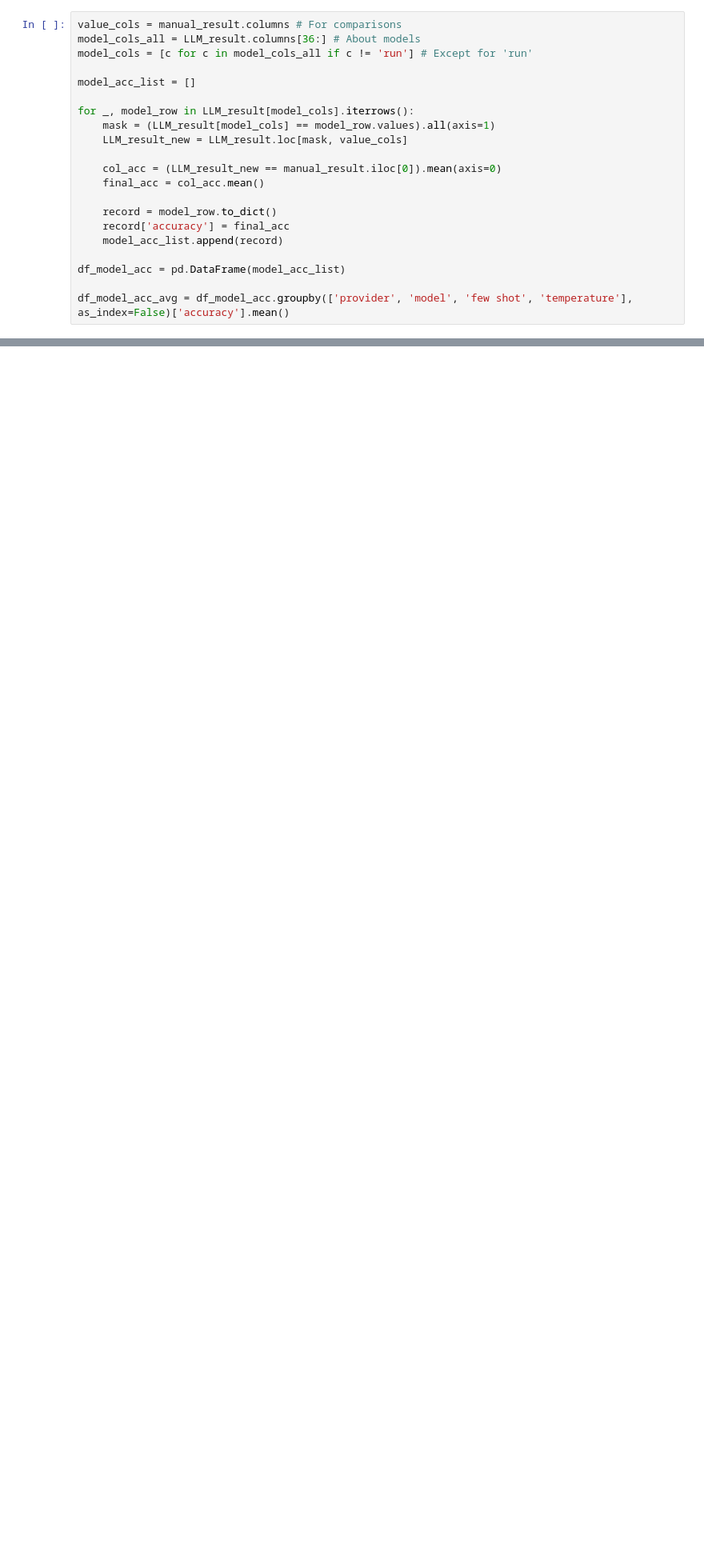
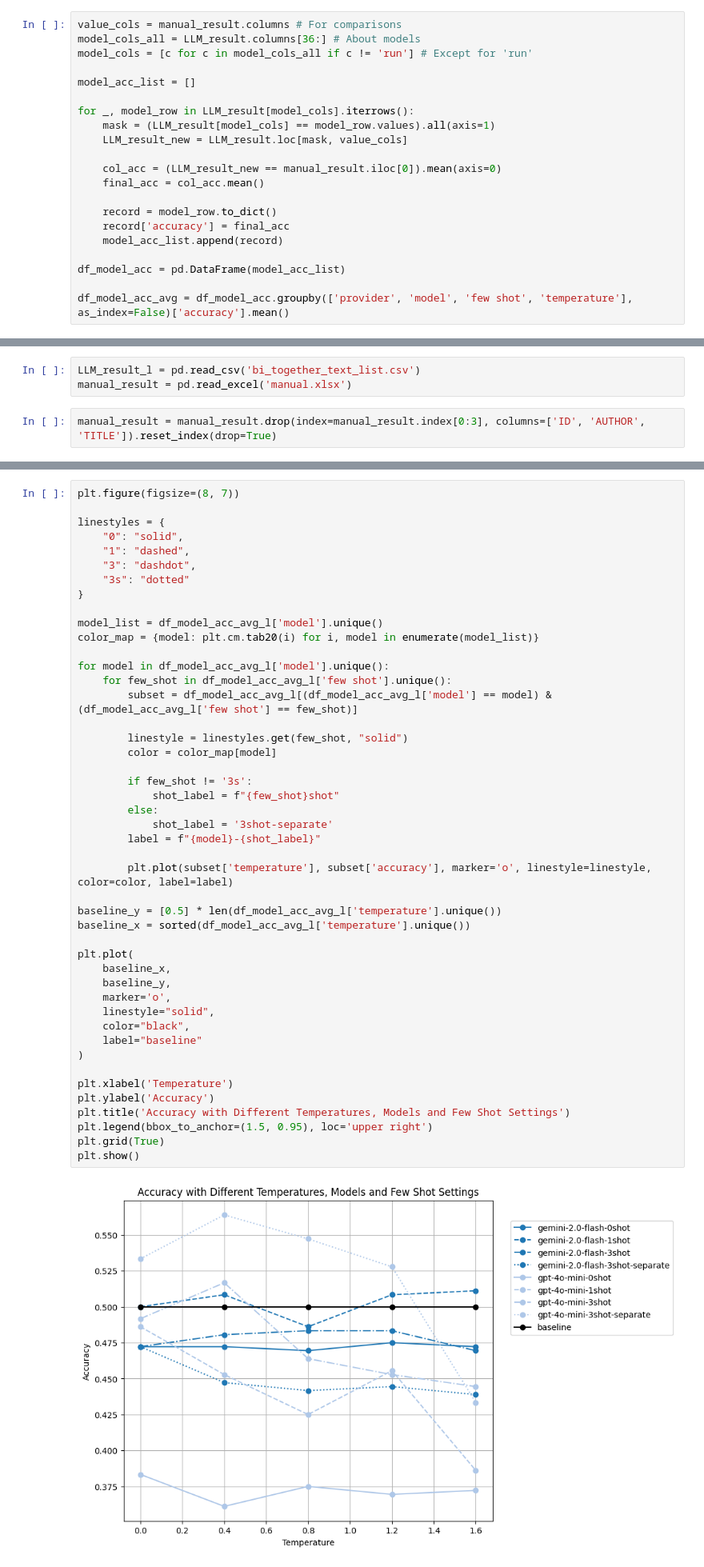
Before and after one commit to SonglinWang1111/CliMoLitGeoExt, a Jupyter notebook: prompt_together_text_input.ipynb, the cells around one changed output, grey strips where cells are left out. Shown: that part at 80% size. Drawn from its saved outputs; the diff is of its cells as text; blank space fills up the shorter version.

Commit message:
list output final

```diff
--- a/prompt_together_text_input.ipynb
+++ b/prompt_together_text_input.ipynb
@@ -840,0 +911,5 @@ temperature:0.8
+# %%
+LLM_result_l = pd.read_csv('bi_together_text_list.csv')
+manual_result = pd.read_excel('manual.xlsx')
+# %%
+manual_result = manual_result.drop(index=manual_result.index[0:3], columns=['ID', 'AUTHOR', 'TITLE']).reset_index(drop=True)
@@ -840,0 +937,48 @@ temperature:0.8
+# %%
+plt.figure(figsize=(8, 7))
+
+linestyles = {
+    "0": "solid",
+    "1": "dashed",
+    "3": "dashdot",
+    "3s": "dotted"
+}
+
+model_list = df_model_acc_avg_l['model'].unique()
+color_map = {model: plt.cm.tab20(i) for i, model in enumerate(model_list)}
+
+for model in df_model_acc_avg_l['model'].unique():
+    for few_shot in df_model_acc_avg_l['few shot'].unique():
+        subset = df_model_acc_avg_l[(df_model_acc_avg_l['model'] == model) & (df_model_acc_avg_l['few shot'] == few_shot)]
+
+        linestyle = linestyles.get(few_shot, "solid")
+        color = color_map[model]
+
+        if few_shot != '3s':
+            shot_label = f"{few_shot}shot"
+        else:
+            shot_label = '3shot-separate'
+        label = f"{model}-{shot_label}"
+
+        plt.plot(subset['temperature'], subset['accuracy'], marker='o', linestyle=linestyle, color=color, label=label)
+
+baseline_y = [0.5] * len(df_model_acc_avg_l['temperature'].unique())
+baseline_x = sorted(df_model_acc_avg_l['temperature'].unique())
+
+plt.plot(
+    baseline_x,
+    baseline_y,
+    marker='o',
+    linestyle="solid",
+    color="black",
+    label="baseline"
+)
+
+plt.xlabel('Temperature')
+plt.ylabel('Accuracy')
+plt.title('Accuracy with Different Temperatures, Models and Few Shot Settings')
+plt.legend(bbox_to_anchor=(1.5, 0.95), loc='upper right')
+plt.grid(True)
+plt.show()
+# %% [output]
+[figure, added]
```
Also changed, not shown: parts of 22 cells of this notebook, 1 other file.
